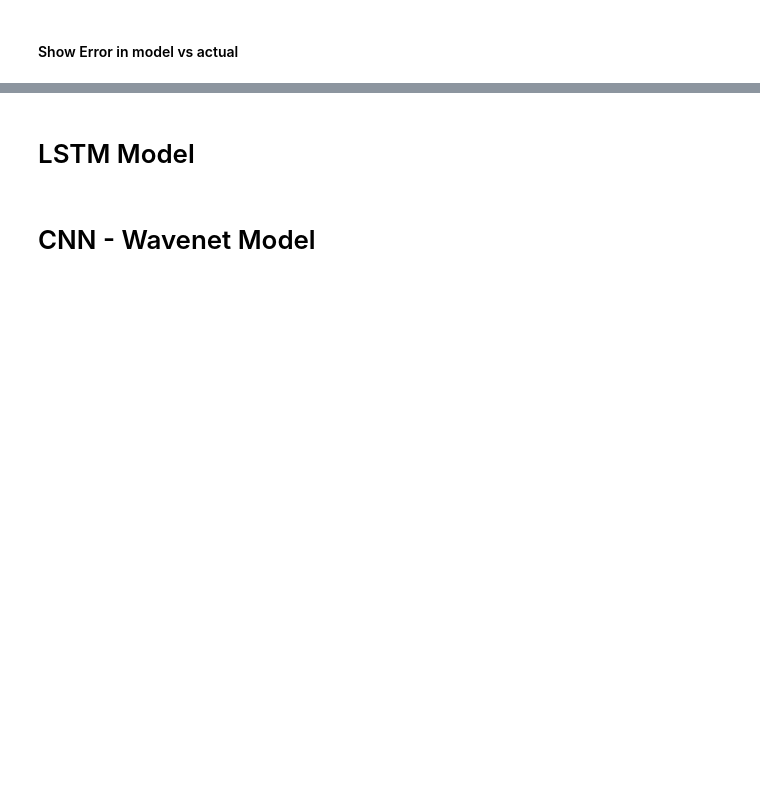
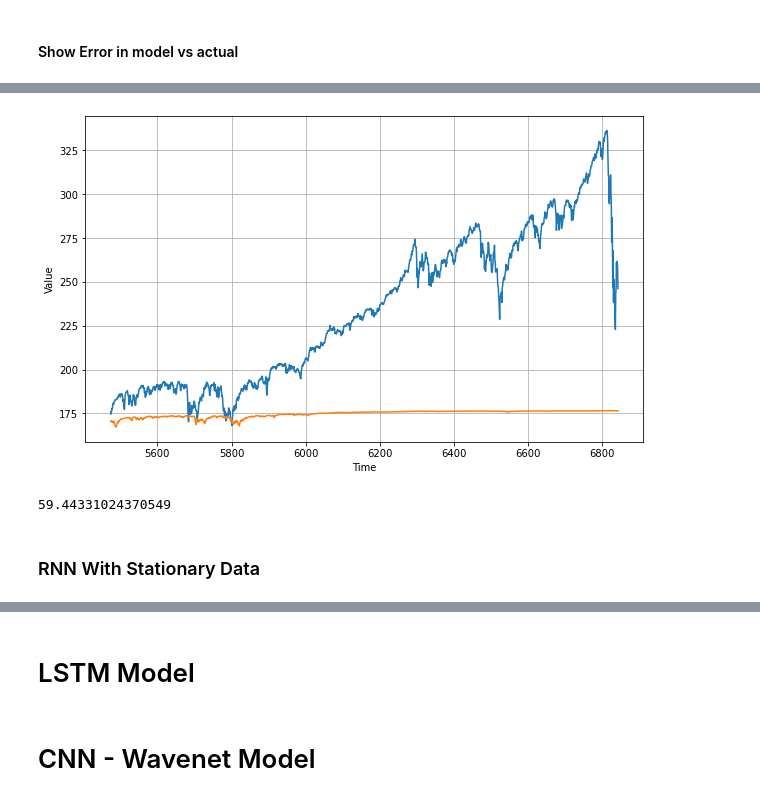
Before and after one commit to bsamaha/SPY-Time-Series-Predictions, a Jupyter notebook: Time Series Forecasting of ETFs.ipynb, the cells around one changed output, grey strips where cells are left out. Cells and saved outputs as stored; diff of their text form; code cells hidden in the pictures; blank space fills up the shorter version.

```diff
--- a/Time Series Forecasting of ETFs.ipynb
+++ b/Time Series Forecasting of ETFs.ipynb
@@ -433,0 +599,21 @@ plt.show()
+# %%
+model = keras.models.load_model("my_checkpoint")
+# %%
+def model_forecast(model, series, window_size):
+    ds = tf.data.Dataset.from_tensor_slices(series)
+    ds = ds.window(window_size, shift=1, drop_remainder=True)
+    ds = ds.flat_map(lambda w: w.batch(window_size))
+    ds = ds.batch(32).prefetch(1)
+    forecast = model.predict(ds)
+    return forecast
+# %%
+rnn_forecast = model_forecast(
+    model,
+    spy['Adj Close'][split_time - window_size:-1],
+    window_size)[:, 0]
+# %%
+plt.figure(figsize=(10, 6))
+plot_series(time_valid, x_valid)
+plot_series(time_valid, rnn_forecast)
+# %% [output]
+[figure, added]
@@ -433,0 +622,6 @@ plt.show()
+# %%
+rnn_forecast_mae
+# %% [output]
+59.44331024370549
+# %% [markdown]
+### RNN With Stationary Data
```
Also changed, not shown: parts of 36 cells of this notebook, 5 other files.
